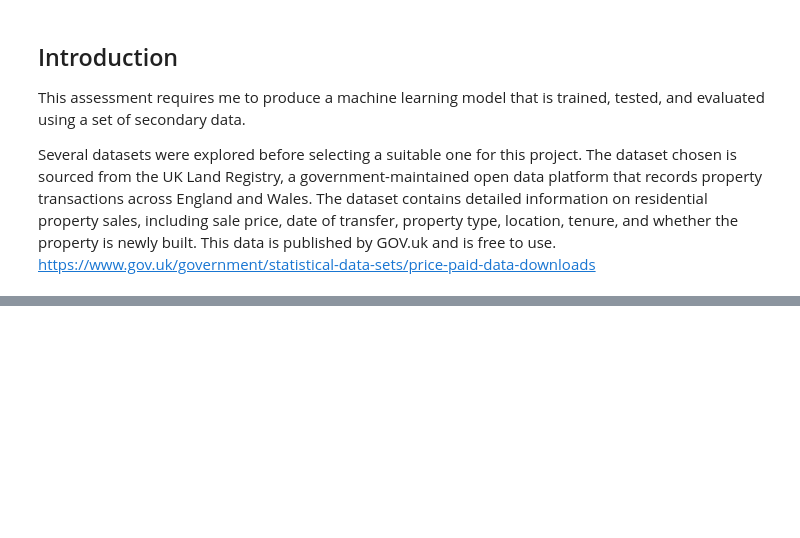
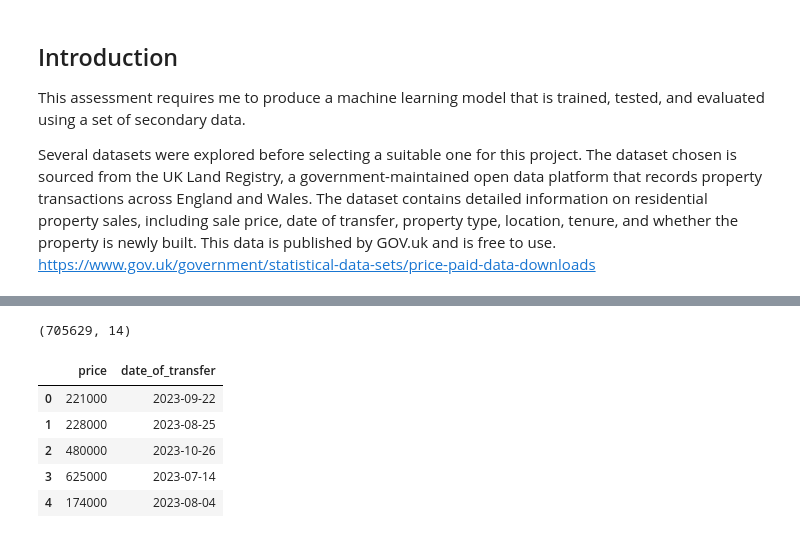
Before and after one commit to ArefeenSalim/COM6033_Assignment_1, a Jupyter notebook: notebook/Software_Artefact.ipynb, the cells around one changed output, grey strips where cells are left out. Cells and saved outputs as stored; diff of their text form; code cells hidden in the pictures; blank space fills up the shorter version.

```diff
--- a/notebook/Software_Artefact.ipynb
+++ b/notebook/Software_Artefact.ipynb
@@ -131,4 +119,24 @@ df.columns = [
+# %%
+# Keeps only standard residential transactions and valid records.
+df = df[df["ppd_category_type"] == "A"]
+df = df[df["record_status"] == "A"]
+
+# Removes administrative metadata columns.
+df = df.drop(columns=["ppd_category_type", "record_status"])
+
+df.shape
+# %% [output]
+(705629, 14)
 # %%
-# Converts price to numeric format and date_of_transfer to datetime to ensure correct data types for analysis.
+# Converts price to numeric and date_of_transfer to datetime for analysis and feature extraction.
 df["price"] = pd.to_numeric(df["price"], errors="coerce")
 df["date_of_transfer"] = pd.to_datetime(df["date_of_transfer"], errors="coerce")
+
+df[["price", "date_of_transfer"]].head()
+# %% [output]
+|  | price | date_of_transfer |
+| 0 | 221000 | 2023-09-22 |
+| 1 | 228000 | 2023-08-25 |
+| 2 | 480000 | 2023-10-26 |
+| 3 | 625000 | 2023-07-14 |
+| 4 | 174000 | 2023-08-04 |
```
Also changed, not shown: parts of 36 cells of this notebook.
